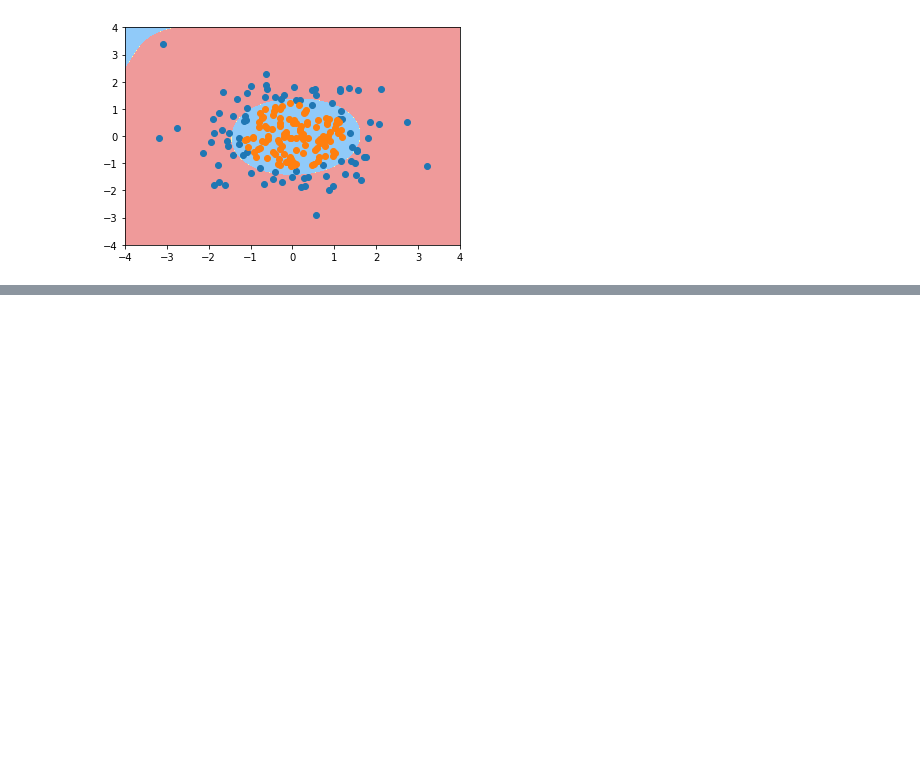
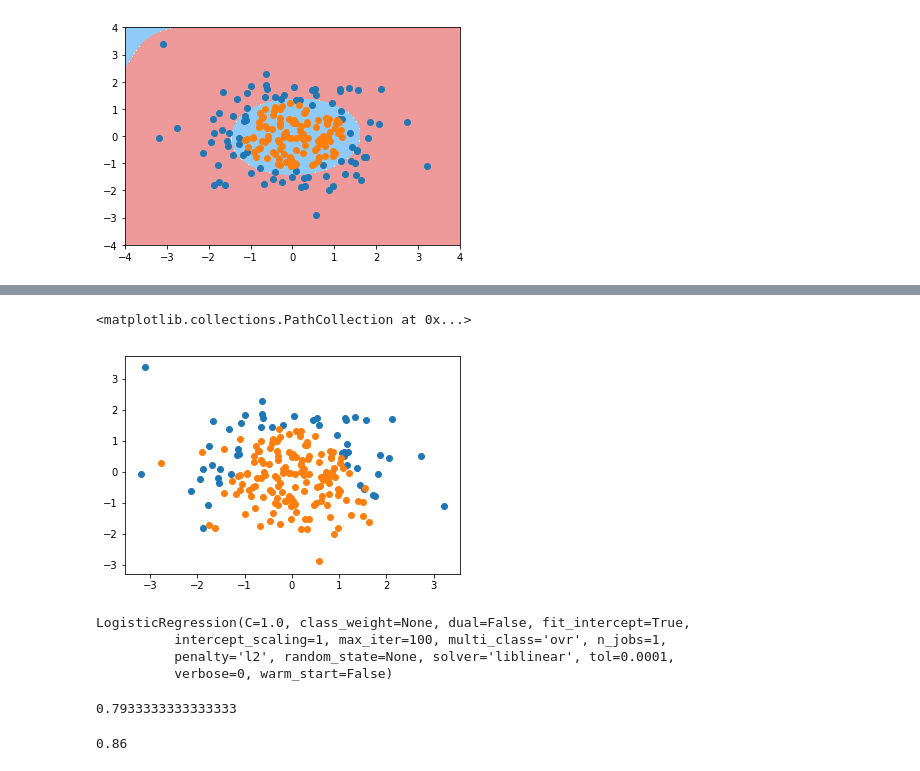
Before and after one commit to gaoxingliang/learnpython, a Jupyter notebook: Python3玩转机器学习/09_逻辑回归/06_07_多项式特征_sklearn.ipynb, the cells around one changed output, grey strips where cells are left out. Cells and saved outputs as stored; diff of their text form; code cells hidden in the pictures; blank space fills up the shorter version.

```diff
--- a/Python3玩转机器学习/09_逻辑回归/06_07_多项式特征_sklearn.ipynb
+++ b/Python3玩转机器学习/09_逻辑回归/06_07_多项式特征_sklearn.ipynb
@@ -95,0 +103,13 @@ plt.scatter(X[y==1, 0], X[y==1, 1])
+# %%
+np.random.seed(666)
+X = np.random.normal(0, 1, size=(200, 2))
+y = np.array(X[:, 0] ** 2 + X[:,1] < 1.5, dtype="int")
+# add some noise
+for _ in range(20):
+    y[np.random.randint(200)] = 1
+# %%
+plt.scatter(X[y==0, 0], X[y==0, 1])
+plt.scatter(X[y==1, 0], X[y==1, 1])
+# %% [output]
+<matplotlib.collections.PathCollection at 0x...>
+[figure, added]
@@ -95,0 +121,8 @@ plt.scatter(X[y==1, 0], X[y==1, 1])
+# %%
+log_reg = LogisticRegression()
+log_reg.fit(X_train, y_train)
+# %% [output]
+LogisticRegression(C=1.0, class_weight=None, dual=False, fit_intercept=True,
+          intercept_scaling=1, max_iter=100, multi_class='ovr', n_jobs=1,
+          penalty='l2', random_state=None, solver='liblinear', tol=0.0001,
+          verbose=0, warm_start=False)
@@ -95,0 +133,8 @@ plt.scatter(X[y==1, 0], X[y==1, 1])
+# %%
+log_reg.score(X_train, y_train)
+# %% [output]
+0.7933333333333333
+# %%
+log_reg.score(X_test, y_test)
+# %% [output]
+0.86
```
Also changed, not shown: parts of 25 cells of this notebook, 7 other files.
